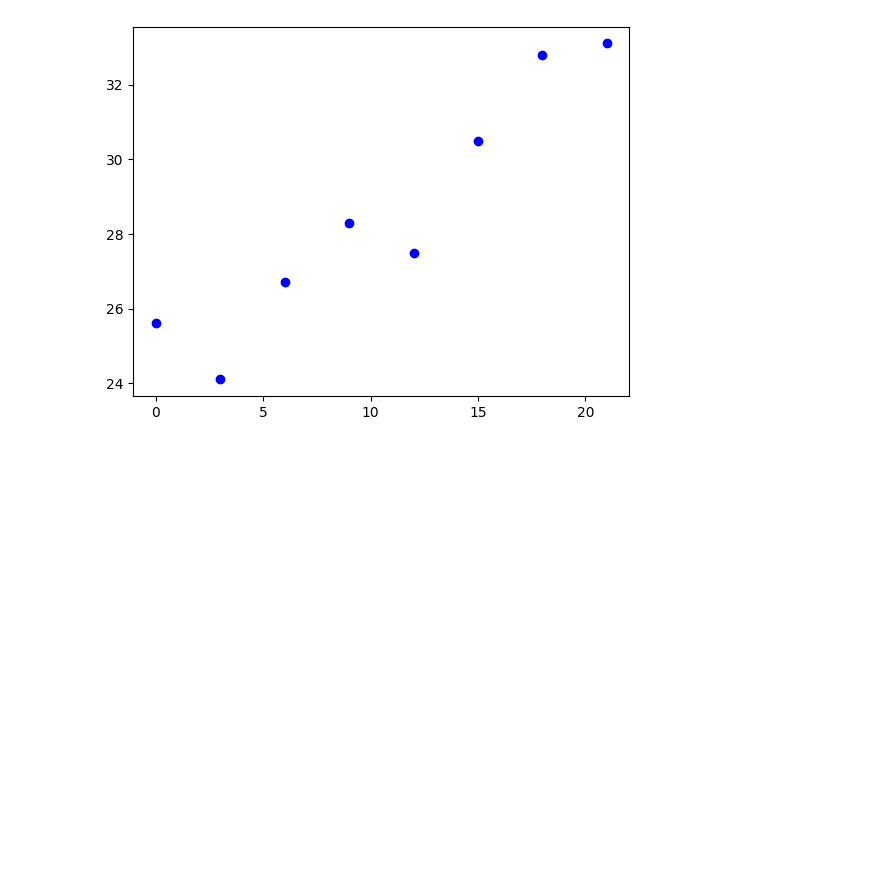
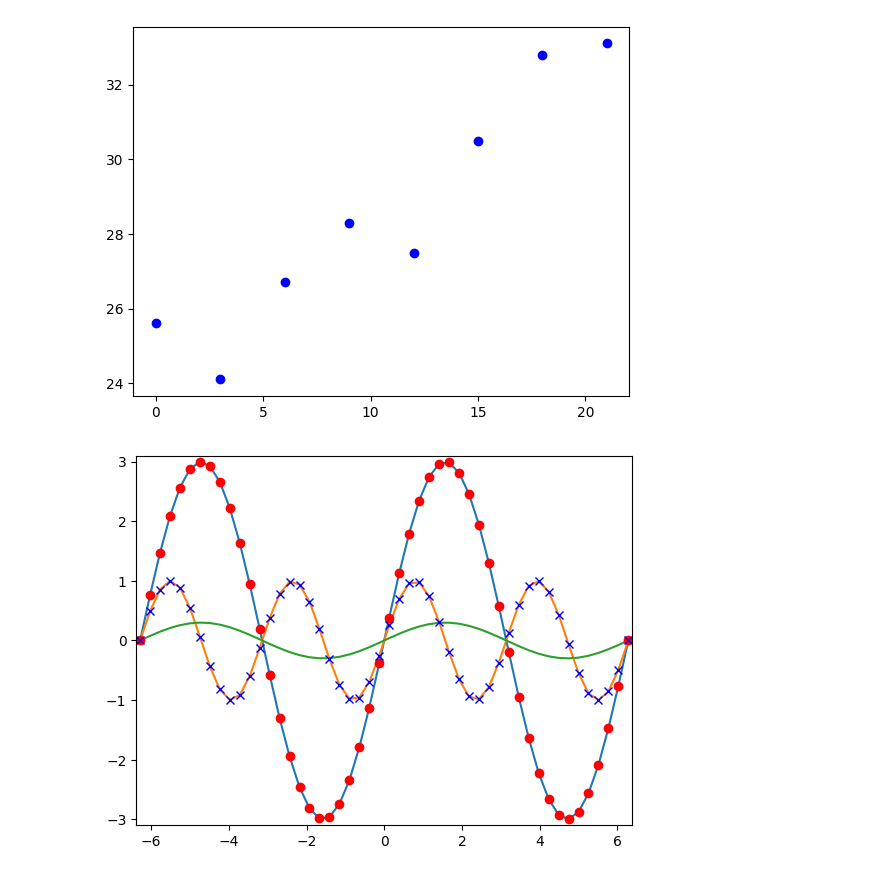
Before and after one commit to harmkenn/Python-Workbooks, a Jupyter notebook: python-course.eu/E_PC13_MatPlotLib.ipynb, the cells around one changed output. Cells and saved outputs as stored; diff of their text form; code cells hidden in the pictures; blank space fills up the shorter version.

```diff
--- a/python-course.eu/E_PC13_MatPlotLib.ipynb
+++ b/python-course.eu/E_PC13_MatPlotLib.ipynb
@@ -14,3 +14,24 @@ plt.show()
 # %% [output]
 Values of days: [0, 3, 6, 9, 12, 15, 18, 21]
 [figure]
+# %%
+import numpy as np
+import matplotlib.pyplot as plt
+
+X = np.linspace(-2 * np.pi, 2 * np.pi, 50, endpoint=True)
+F1 = 3 * np.sin(X)
+F2 = np.sin(2*X)
+F3 = 0.3 * np.sin(X)
+
+fig, ax = plt.subplots()
+
+startx, endx = -2 * np.pi - 0.1, 2*np.pi + 0.1
+starty, endy = -3.1, 3.1
+ax.axis([startx, endx, starty, endy])
+
+ax.plot(X, F1, X, F2, X, F3)
+# discrete points:
+ax.plot(X, F1, 'ro', X, F2, 'bx')
+plt.show()
+# %% [output]
+[figure, added]
```
